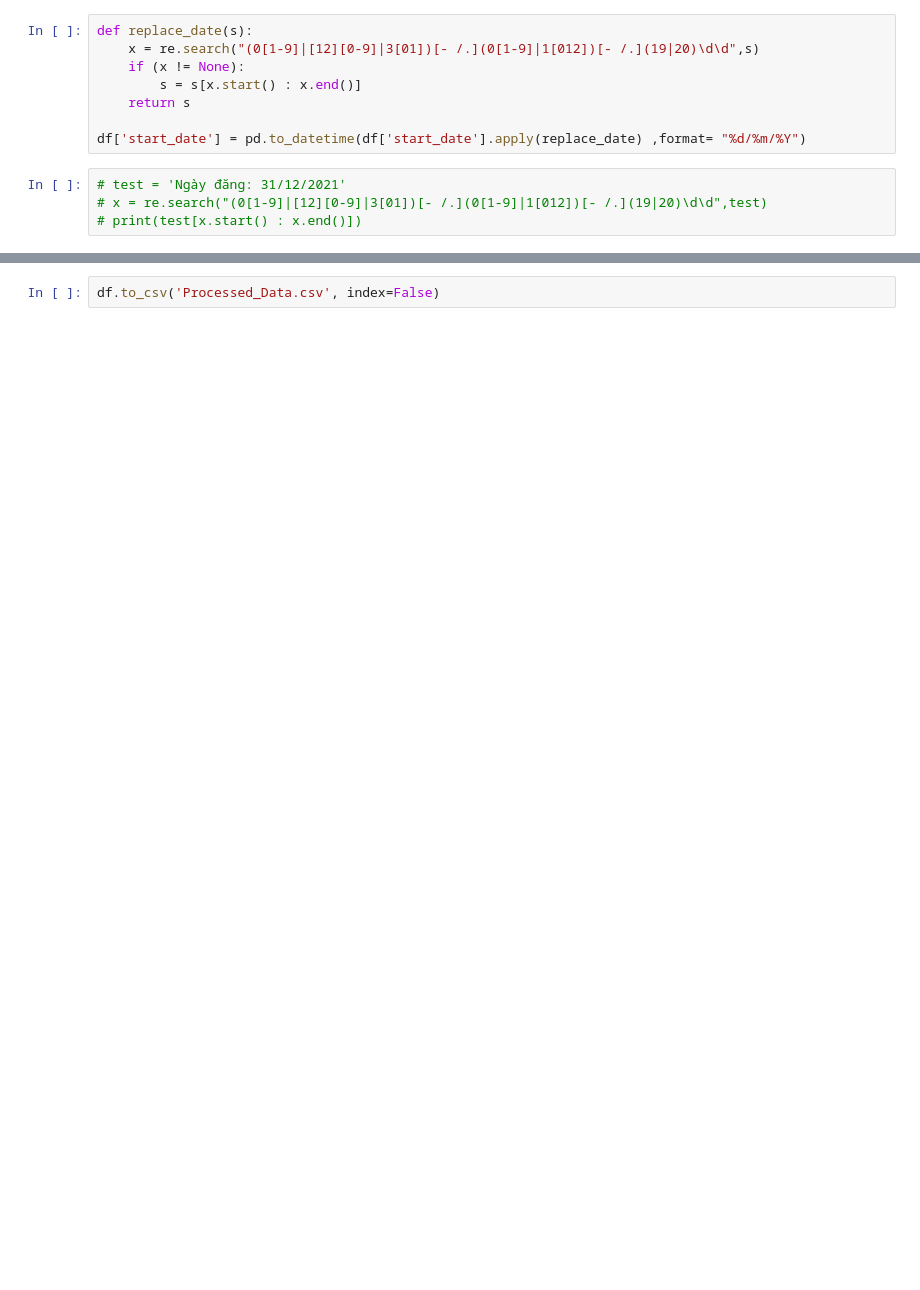
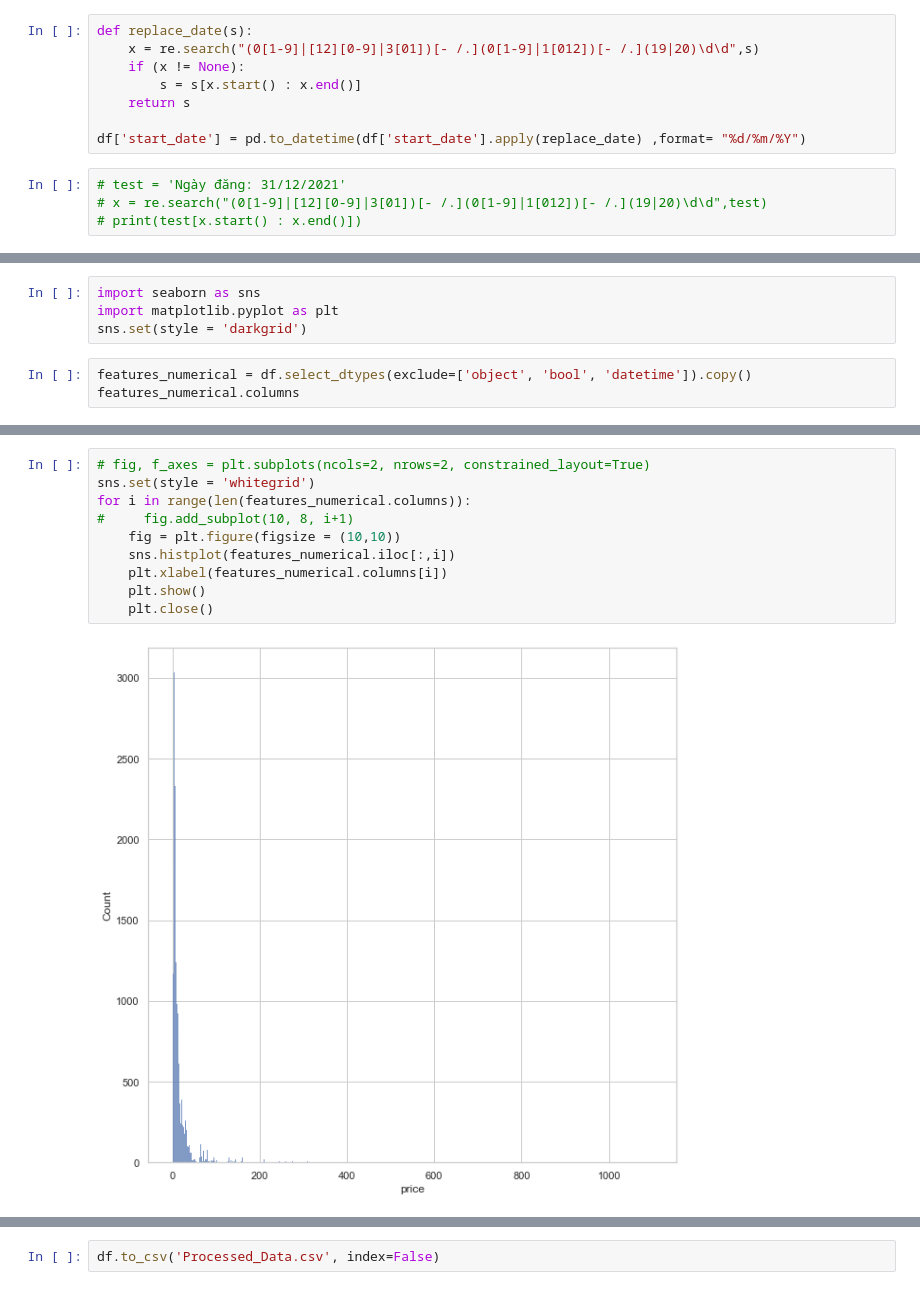
Before and after one commit to nguyenthaitien5/Final-Data-Visualization, a Jupyter notebook: data_cleaning.ipynb, the cells around one changed output, grey strips where cells are left out. Drawn from its saved outputs; the diff is of its cells as text; blank space fills up the shorter version.

```diff
--- a/data_cleaning.ipynb
+++ b/data_cleaning.ipynb
@@ -217,0 +262,7 @@ df.head(10)
+# %%
+import seaborn as sns
+import matplotlib.pyplot as plt
+sns.set(style = 'darkgrid')
+# %%
+features_numerical = df.select_dtypes(exclude=['object', 'bool', 'datetime']).copy()
+features_numerical.columns
@@ -217,0 +275,12 @@ df.head(10)
+# %%
+# fig, f_axes = plt.subplots(ncols=2, nrows=2, constrained_layout=True)
+sns.set(style = 'whitegrid')
+for i in range(len(features_numerical.columns)):
+#     fig.add_subplot(10, 8, i+1)
+    fig = plt.figure(figsize = (10,10))
+    sns.histplot(features_numerical.iloc[:,i])
+    plt.xlabel(features_numerical.columns[i])
+    plt.show()
+    plt.close()
+# %% [output]
+[figure, added]
```
Also changed, not shown: parts of 13 cells of this notebook, 2 other files.
